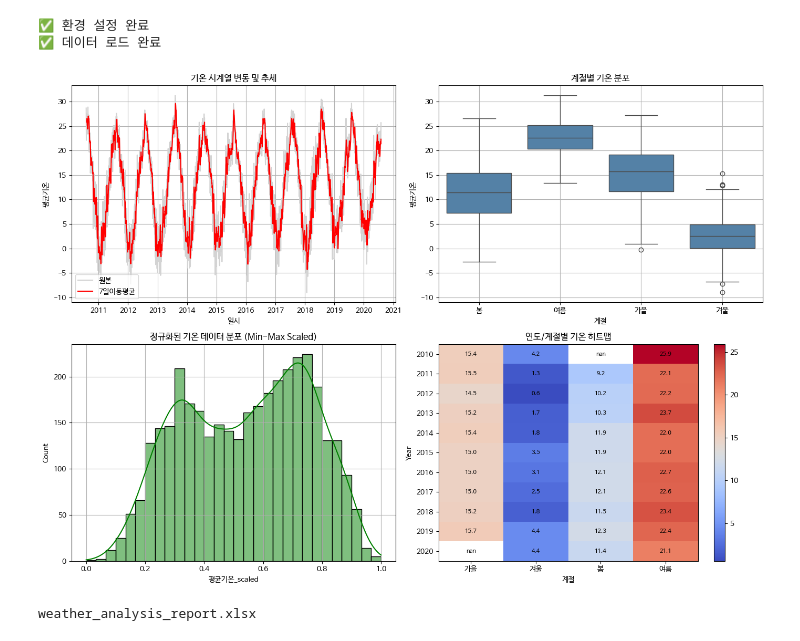
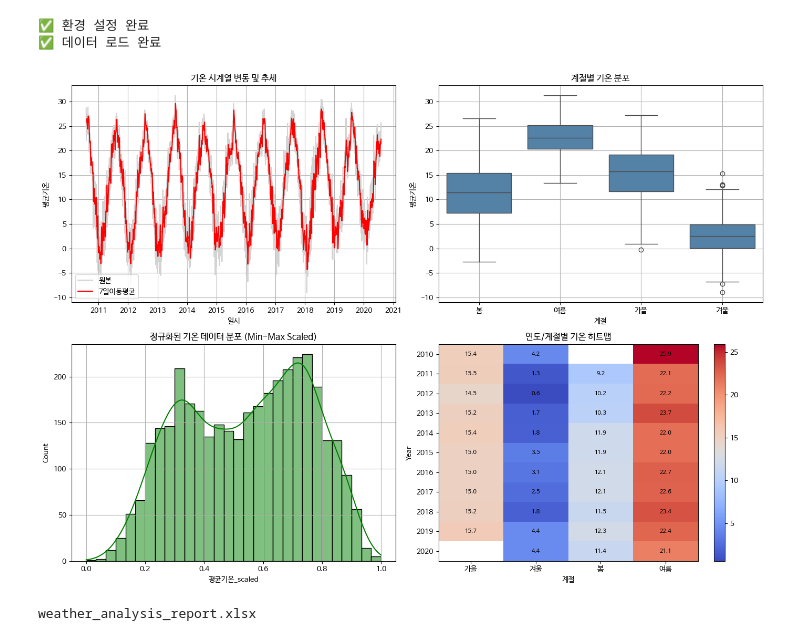
Before and after one commit to Tak6154/2026_tues_bigdatacomputng_class, a Jupyter notebook: 중간고사_프로그래밍_과제.ipynb, the cells around one changed output. Drawn from its saved outputs; the diff is of its cells as text; code cells hidden in the pictures.

```diff
--- a/중간고사_프로그래밍_과제.ipynb
+++ b/중간고사_프로그래밍_과제.ipynb
@@ -276,7 +276,13 @@ def draw_temperature_graph(df, heatmap_df):
  for i in range(len(heatmap_df.index)):
   for j in range(len(heatmap_df.columns)):
     value = heatmap_df.iloc[i, j]
-    plt.text(j, i, value, ha='center', va='center', color='black', fontsize=8)
+
+    if pd.isna(value):
+      text = ''
+    else:
+      text = value
+
+    plt.text(j, i, text, ha='center', va='center', color='black', fontsize=8)
 
  plt.colorbar(image)
 
@@ -324,32 +330,32 @@ def main():
   df = load_data(file_path)
 
   df = preprocess_data(df)
 
   df = add_scaled_columns(df)
 
   df = calculate_moving_average(df)
 
   concat_df = make_concat_df(df)
 
   monthly_mean_df = make_monthly_mean(df)
 
   season_mean_df = make_season_mean(df)
 
   pivot_df = make_pivot_table(df)
 
   heatmap_df = make_heatmap_data(df)
 
   draw_temperature_graph(df, heatmap_df)
 
   save_to_excel(df, concat_df, monthly_mean_df, season_mean_df, pivot_df)
 # ---------------------------------------------------------
 # 16. 프로그램 시작
 # - main 함수 실행
 # ---------------------------------------------------------
 if __name__ == "__main__":
   main()
 # %% [output]
 ✅ 환경 설정 완료
 ✅ 데이터 로드 완료
-[figure, old version]
+[figure, new version]
 weather_analysis_report.xlsx
```
